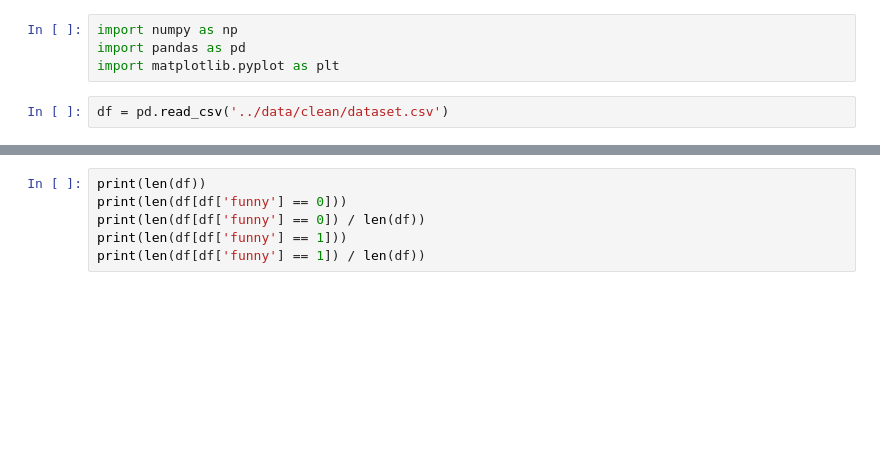
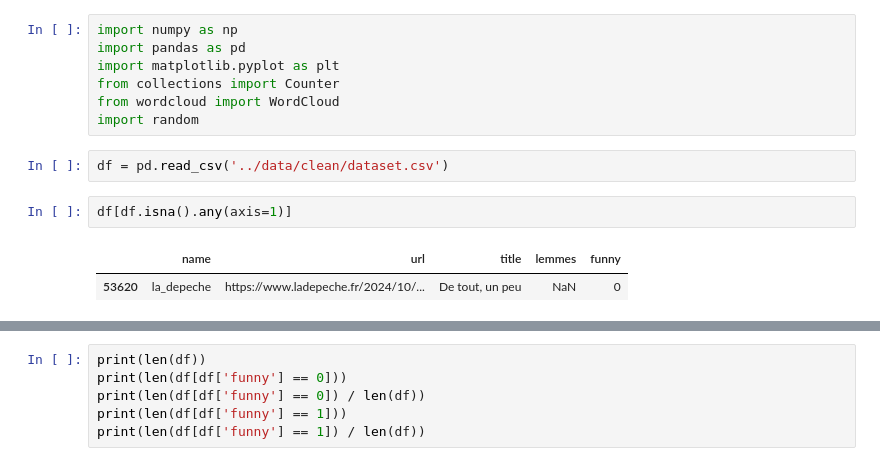
Before and after one commit to mikachou/funnypress-data-study, a Jupyter notebook: notebooks/analyse.ipynb, the cells around one changed output, grey strips where cells are left out. Saved outputs shown, nothing was run; the diff lists cells and outputs as text; blank space fills up the shorter version.

```diff
--- a/notebooks/analyse.ipynb
+++ b/notebooks/analyse.ipynb
@@ -2,6 +2,14 @@
 import numpy as np
 import pandas as pd
 import matplotlib.pyplot as plt
+from collections import Counter
+from wordcloud import WordCloud
+import random
 # %%
 df = pd.read_csv('../data/clean/dataset.csv')
+# %%
+df[df.isna().any(axis=1)]
+# %% [output]
+|  | name | url | title | lemmes | funny |
+| 53620 | la_depeche | https://www.ladepeche.fr/2024/10/... | De tout, un peu | NaN | 0 |
 # %%
```
Also changed, not shown: parts of 15 cells of this notebook, 1 other file.
